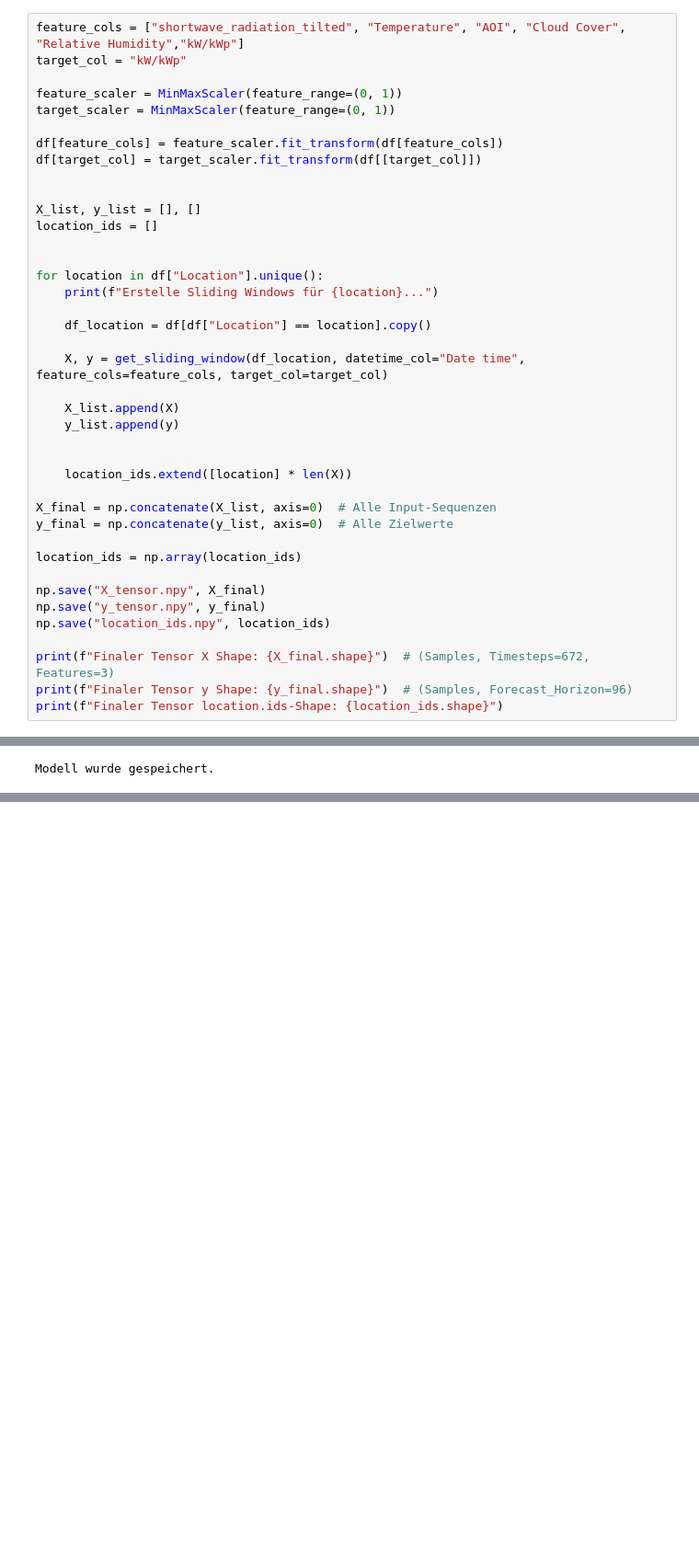
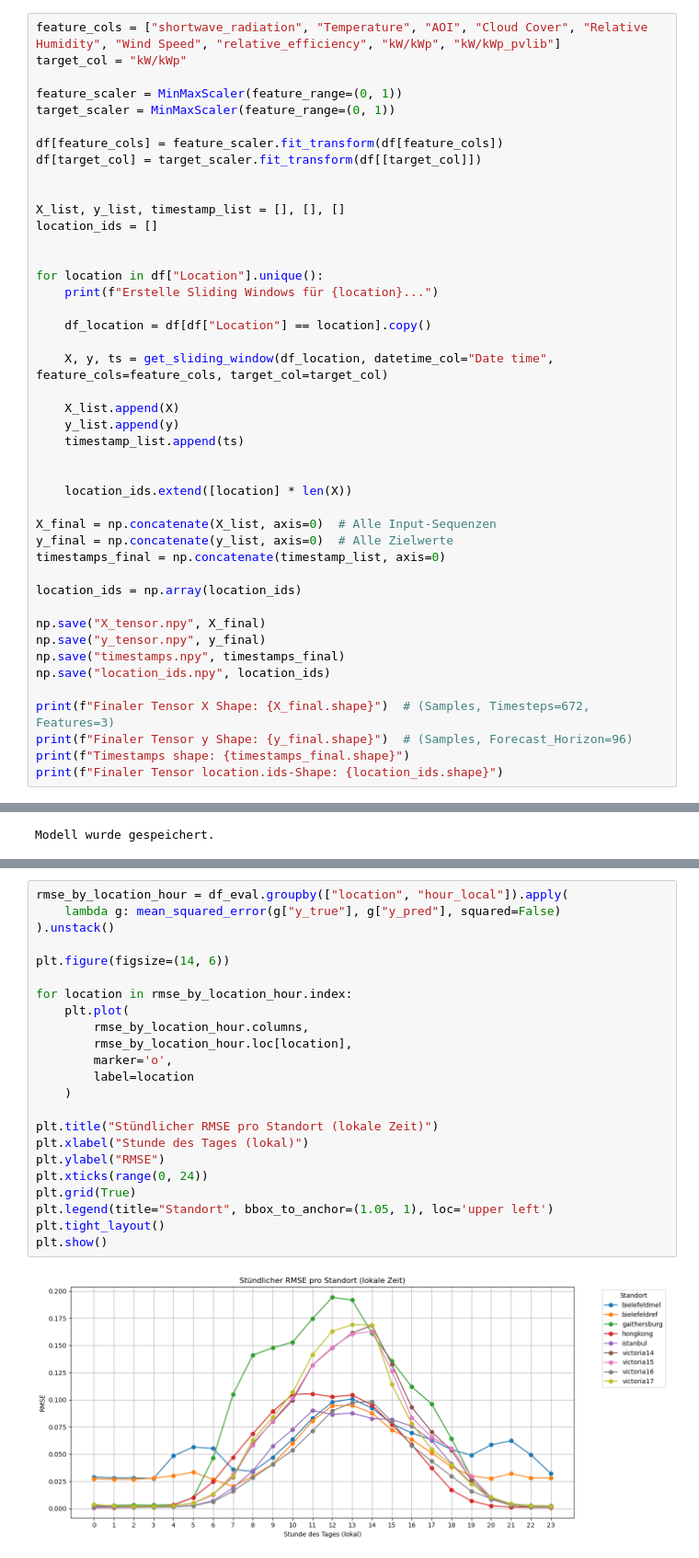
Before and after one commit to oppermannelias/Master-Arbeit, a Jupyter notebook: LSTM_new_first_run.ipynb, the cells around one changed output, grey strips where cells are left out. Shown at 92% size. Drawn from its saved outputs; the diff is of its cells as text; blank space fills up the shorter version.

```diff
--- a/LSTM_new_first_run.ipynb
+++ b/LSTM_new_first_run.ipynb
@@ -67,5 +73,5 @@ def get_sliding_window(df, datetime_col, feature_cols, target_col, window_size=4
 # %%
-feature_cols = ["shortwave_radiation_tilted", "Temperature", "AOI", "Cloud Cover", "Relative Humidity","kW/kWp"]
+feature_cols = ["shortwave_radiation", "Temperature", "AOI", "Cloud Cover", "Relative Humidity", "Wind Speed", "relative_efficiency", "kW/kWp", "kW/kWp_pvlib"]
 target_col = "kW/kWp"
 
 feature_scaler = MinMaxScaler(feature_range=(0, 1))
@@ -75,7 +81,7 @@ df[feature_cols] = feature_scaler.fit_transform(df[feature_cols])
 df[target_col] = target_scaler.fit_transform(df[[target_col]])
 
 
-X_list, y_list = [], []
+X_list, y_list, timestamp_list = [], [], []
 location_ids = []
 
 
@@ -84,25 +90,29 @@ for location in df["Location"].unique():
 
     df_location = df[df["Location"] == location].copy()
 
-    X, y = get_sliding_window(df_location, datetime_col="Date time", feature_cols=feature_cols, target_col=target_col)
+    X, y, ts = get_sliding_window(df_location, datetime_col="Date time", feature_cols=feature_cols, target_col=target_col)
 
     X_list.append(X)
     y_list.append(y)
+    timestamp_list.append(ts)
 
 
     location_ids.extend([location] * len(X))
 
 X_final = np.concatenate(X_list, axis=0)  # Alle Input-Sequenzen
 y_final = np.concatenate(y_list, axis=0)  # Alle Zielwerte
+timestamps_final = np.concatenate(timestamp_list, axis=0)
 
 location_ids = np.array(location_ids)
 
 np.save("X_tensor.npy", X_final)
 np.save("y_tensor.npy", y_final)
+np.save("timestamps.npy", timestamps_final)
 np.save("location_ids.npy", location_ids)
 
 print(f"Finaler Tensor X Shape: {X_final.shape}")  # (Samples, Timesteps=672, Features=3)
 print(f"Finaler Tensor y Shape: {y_final.shape}")  # (Samples, Forecast_Horizon=96)
+print(f"Timestamps shape: {timestamps_final.shape}")
 print(f"Finaler Tensor location.ids-Shape: {location_ids.shape}")
 # %% [output]
 Erstelle Sliding Windows für bielefeldmel...
@@ -305,0 +353,25 @@ X.shape: (60410, 96)
+# %%
+rmse_by_location_hour = df_eval.groupby(["location", "hour_local"]).apply(
+    lambda g: mean_squared_error(g["y_true"], g["y_pred"], squared=False)
+).unstack()
+
+plt.figure(figsize=(14, 6))
+
+for location in rmse_by_location_hour.index:
+    plt.plot(
+        rmse_by_location_hour.columns,
+        rmse_by_location_hour.loc[location],
+        marker='o',
+        label=location
+    )
+
+plt.title("Stündlicher RMSE pro Standort (lokale Zeit)")
+plt.xlabel("Stunde des Tages (lokal)")
+plt.ylabel("RMSE")
+plt.xticks(range(0, 24))
+plt.grid(True)
+plt.legend(title="Standort", bbox_to_anchor=(1.05, 1), loc='upper left')
+plt.tight_layout()
+plt.show()
+# %% [output]
+[figure, added]
```
Also changed, not shown: parts of 21 cells of this notebook.
